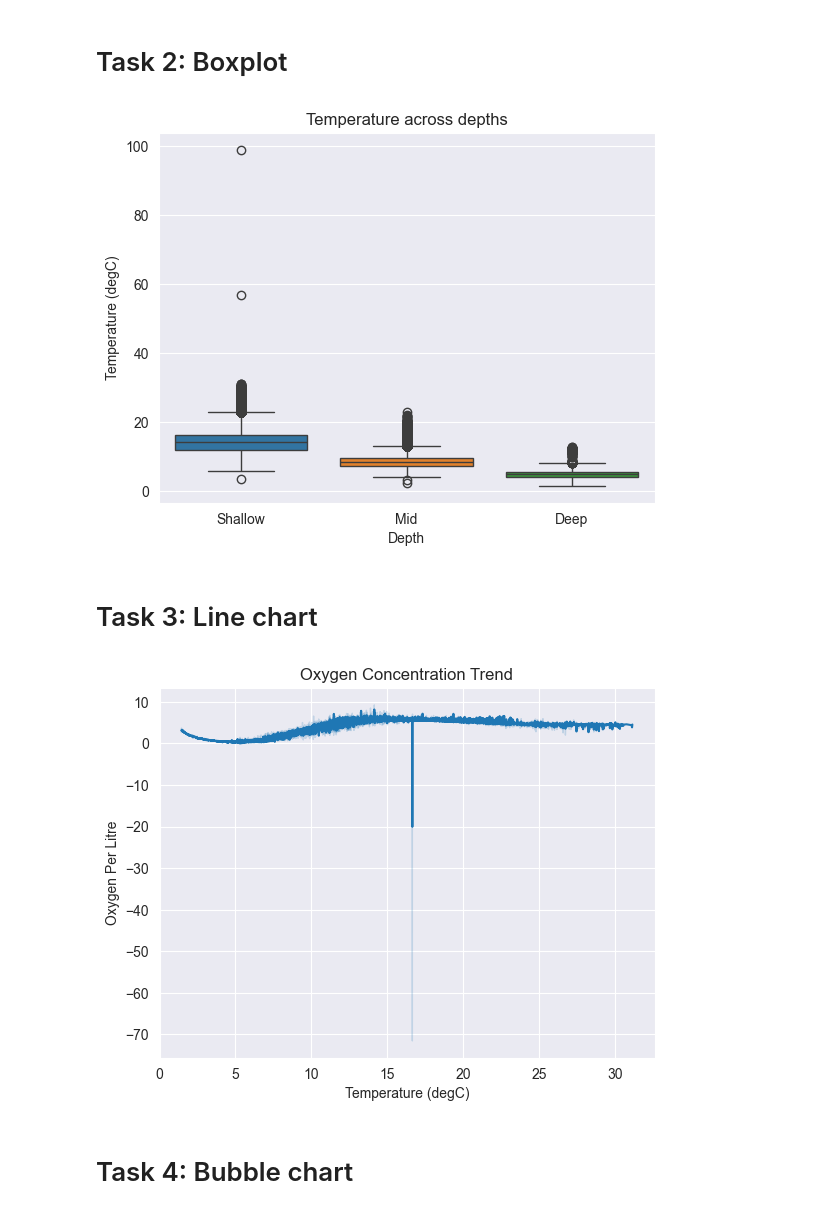
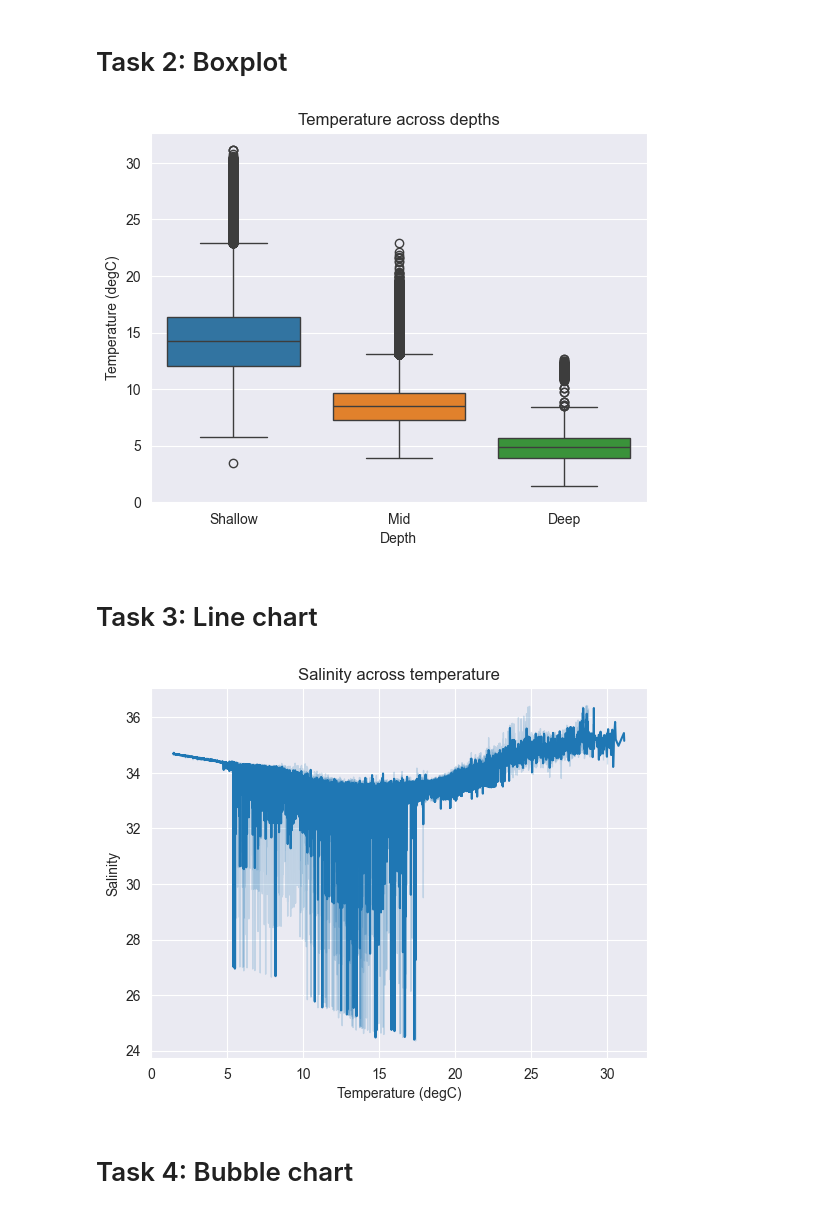
Before and after one commit to elijahangJCU/Information-Processing-Data-Viz, a Jupyter notebook: Assessment 1/Assignment-Part1-ElijahAng.ipynb, the cells around one changed output. Cells and saved outputs as stored; diff of their text form; code cells hidden in the pictures.

```diff
--- a/Assessment 1/Assignment-Part1-ElijahAng.ipynb
+++ b/Assessment 1/Assignment-Part1-ElijahAng.ipynb
@@ -67,0 +74,3 @@ print(bottle_v2['T_degC'].median())
+# %%
+bottle_v2 = bottle_v2[bottle_v2['Salnty'].notna()]
+print(bottle_v2['Salnty'].isna().sum())
@@ -143,19 +158,19 @@ ax.set_ylabel('Temperature (degC)')
 ax.set_title('Temperature across depths')
 plt.show()
 # %% [output]
-[figure, old version]
+[figure, new version]
 # %% [markdown]
 # Task 3: Line chart
 # %%
 fig, ax = plt.subplots()
 
-sns.lineplot(y='O2ml_L', x='T_degC', data=bottle_v2, ax=ax)
+sns.lineplot(x='T_degC', y='Salnty', data=bottle_v2, ax=ax)
 ax.set_xlabel('Temperature (degC)')
-ax.set_ylabel('Oxygen Per Litre')
-ax.set_title('Oxygen Concentration Trend')
+ax.set_ylabel('Salinity')
+ax.set_title('Salinity across temperature')
 plt.show()
 # %% [output]
-[figure, old version]
+[figure, new version]
 # %% [markdown]
 # Task 4: Bubble chart
 # %%
```
Also changed, not shown: parts of 11 cells of this notebook.
